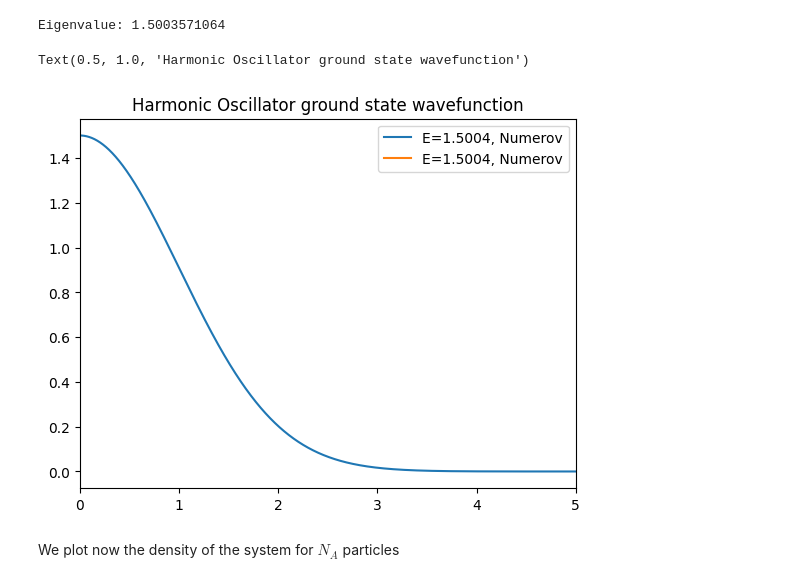
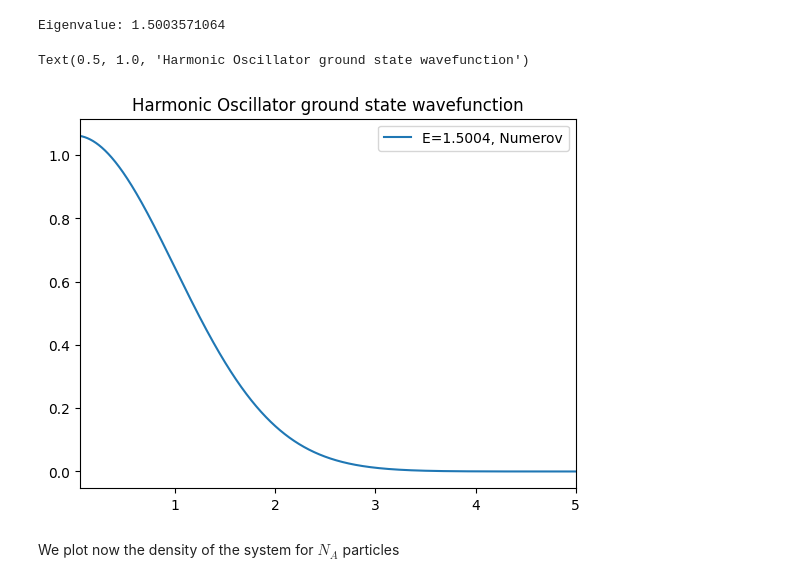
Before and after one commit to marcobeIIa/computational_physics, a Jupyter notebook: homework3/MFA_Lusvardi_Bella_Parolini.ipynb, the cells around one changed output. Cells and saved outputs as stored; diff of their text form; code cells hidden in the pictures.

```diff
--- a/homework3/MFA_Lusvardi_Bella_Parolini.ipynb
+++ b/homework3/MFA_Lusvardi_Bella_Parolini.ipynb
@@ -203,12 +203,12 @@ We can now proceed to find the ground state of a gas of cold atoms (ℓ=0)
 # %%
 def GP(E,r,N,v,h):
     '''Input: E = array of trial energies'''
-    eigenvalues = []
+    eigenvalue = []
     eigenfunction = []
 
     xi= matching(E, r, N,  v, h)[1]
 
-    eigenvalues = []
+    eigenvalue = []
     eigenfunction = []
 
     count = 0
@@ -223,15 +223,15 @@ def GP(E,r,N,v,h):
 
             for j in range(1,len(energies)):
                 if finer_xi[j-1] * finer_xi[j] < 0:
-                    eigenvalues.append(energies[j])
+                    eigenvalue.append(energies[j])
                     eigenfunction.append(matching([energies[j-1]], r, N,  v, h)[0])
                     #energies[j] is in square bracketrs beacuse matching function needs array
                     count += 1
                     break
 
-    return eigenvalues, eigenfunction
+    return eigenvalue, eigenfunction
 # %%
 E = np.linspace(0.1, 5, 100)
 
-eigenvalues, eigenfunction = GP(E,r,N,v,h)
+eigenvalue, eigenfunction = GP(E,r,N,v,h)
 # %%
@@ -239,13 +239,13 @@ print(f"Eigenvalue: {float(eigenvalues[0]):.10f}")
 # %% [output]
 Eigenvalue: 1.5003571064
 # %%
-plt.plot(r,eigenfunction[0]/r,h,label=f"E={float(eigenvalues[0]):.4f}, Numerov")
-plt.xlim(0,5)
+plt.plot(r,normalization(eigenfunction[0]/r,h),label=f"E={float(eigenvalue[0]):.4f}, Numerov") #still normalized??
+plt.xlim(0.05,5)
 plt.legend()
 plt.title('Harmonic Oscillator ground state wavefunction')
 # %% [output]
 Text(0.5, 1.0, 'Harmonic Oscillator ground state wavefunction')
-[figure, old version]
+[figure, new version]
 # %% [markdown]
 We plot now the density of the system for $N_A$ particles
 # %%
```
Also changed, not shown: parts of 10 cells of this notebook, 1 other file.
